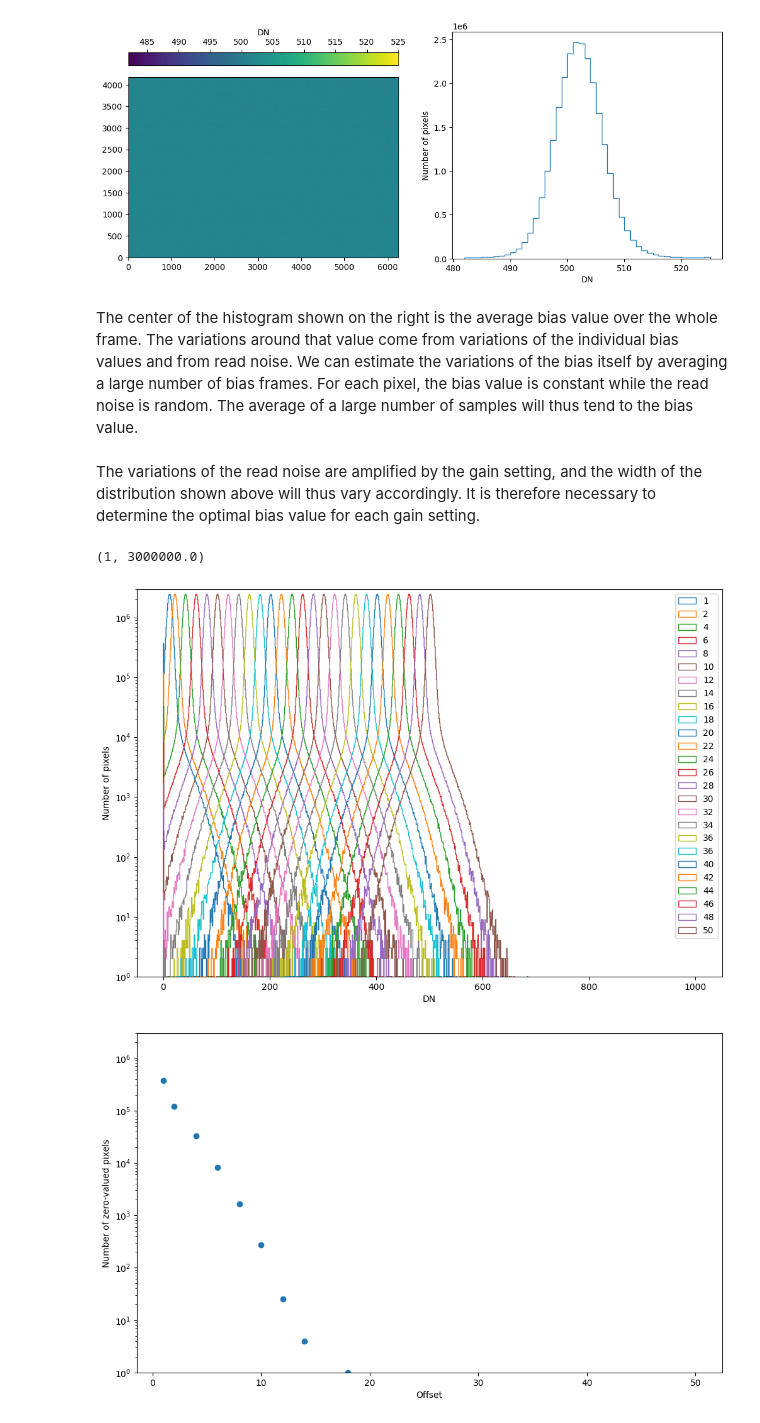
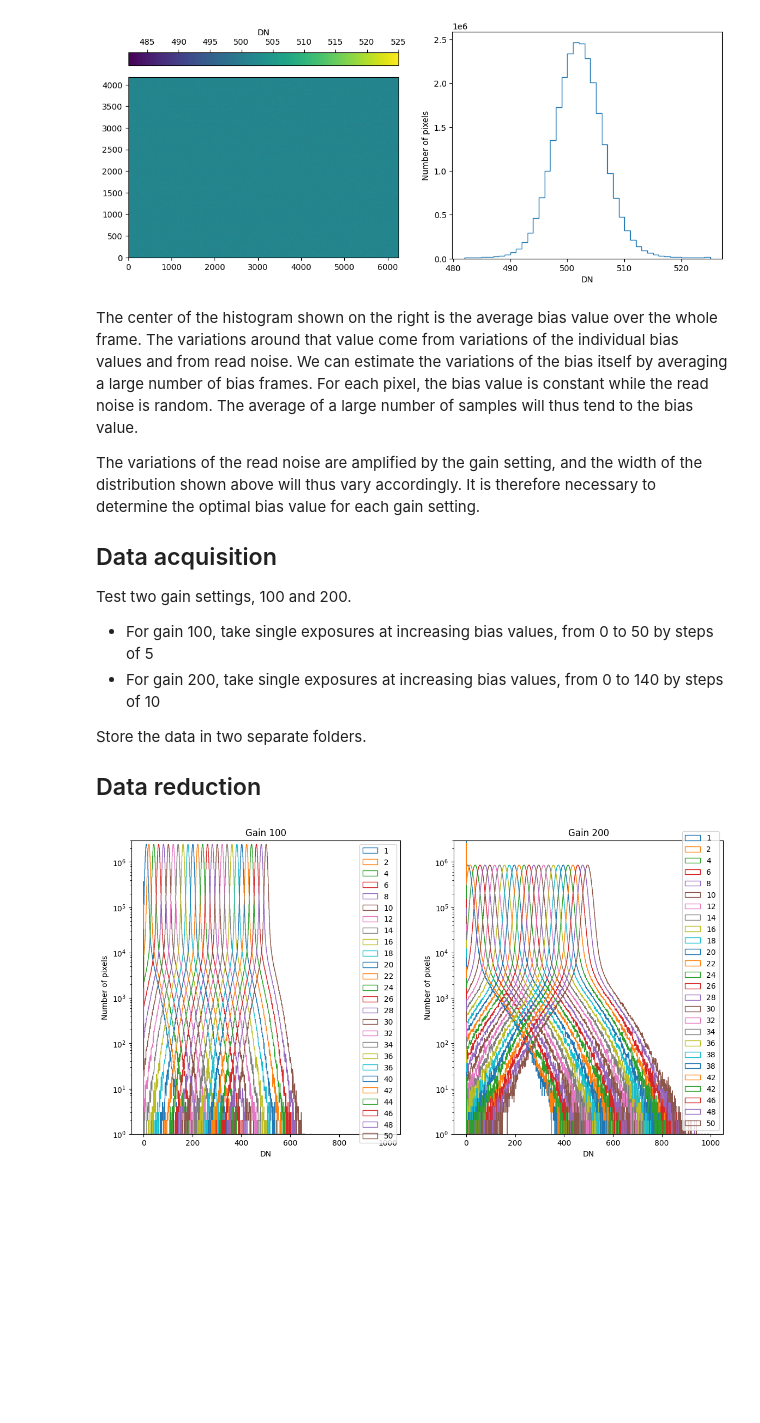
Before and after one commit to frederic-auchere/OHP, a Jupyter notebook: bias.ipynb, the cells around one changed output. Saved outputs shown, nothing was run; the diff lists cells and outputs as text; code cells hidden in the pictures; blank space fills up the shorter version.

```diff
--- a/bias.ipynb
+++ b/bias.ipynb
@@ -10,11 +10,10 @@ import matplotlib.pyplot as plt
 from astropy.io import fits
 from astropy.visualization import PercentileInterval, LinearStretch, ImageNormalize
 
-path = r'C:\Users\fauchere\Pictures\ZWO ASI2600MM Pro\2023-07-08\BIAS\G100'
+# change to your file
+file = r'C:\Users\fauchere\Pictures\ZWO ASI2600MM Pro\2023-07-08\BIAS\G100\2023-07-08_20-32-47__5.80_0.00s_0003.fits'
 
-files = glob.glob(os.path.join(path, '*.fits'))
-
-bias_frame = fits.getdata(files[-1])
+bias_frame = fits.getdata(file)
 
 norm = ImageNormalize(bias_frame, stretch=LinearStretch(), interval=PercentileInterval(99))
 fig, ax = plt.subplots(1, 2, figsize=(13, 5))
@@ -28,45 +27,54 @@ l = ax[1].set_ylabel('Number of pixels')
 [figure]
 # %% [markdown]
 The center of the histogram shown on the right is the average bias value over the whole frame. The variations around that value come from variations of the individual bias values and from read noise. We can estimate the variations of the bias itself by averaging a large number of bias frames. For each pixel, the bias value is constant while  the read noise is random. The average of a large number of samples will thus tend to the bias value.
+
+The variations of the read noise are amplified by the gain setting, and the width of the distribution shown above will thus vary accordingly. It is therefore necessary to determine the optimal bias value for each gain setting.
+
+## Data acquisition
+
+Test two gain settings, 100 and 200.
+
+- For gain 100, take single exposures at increasing bias values, from 0 to 50 by steps of 5
+- For gain 200, take single exposures at increasing bias values, from 0 to 140 by steps of 10
+
+Store the data in two separate folders.
+
+## Data reduction
-# %% [markdown]
-The variations of the read noise are amplified by the gain setting, and the width of the distribution shown above will thus vary accordingly. It is therefore necessary to determine the optimal bias value for each gain setting.
 # %%
 import numpy as np
+from tqdm import tqdm
 
-# 2600 100 = 15, 200 = 50
-# 178  000 = 45, 100 = 140, 200 =
+# change to the two folders in which the data was save
+paths = [r'C:\Users\fauchere\Pictures\ZWO ASI2600MM Pro\2023-07-08\BIAS\G100',
+         r'C:\Users\fauchere\Pictures\ZWO ASI2600MM Pro\2023-07-08\BIAS\G200']
 
-path = r'C:\Users\fauchere\Pictures\ZWO ASI178MM-Cool\2023-07-08\BIAS\G200'
-path = r'C:\Users\fauchere\Pictures\ZWO ASI2600MM Pro\2023-07-08\BIAS\G100'
+fig, axes = plt.subplots(1, 2, figsize=(14, 7))
 
-files = glob.glob(os.path.join(path, '*.fits'))
-offsets = np.array([fits.getheader(file)['OFFSET'] for file in files])
-offsets, files = zip(*sorted(zip(offsets, files)))
-fig, ax = plt.subplots(1, 1, figsize=(12, 8))
+offsets_per_gain = []  # used to store the offset values for each gain
+zeros_per_gain = []  # used to store the number of zero-valued pixels for each gain
 
-zeros = []
-for file, offset in zip(files, offsets):
-    data = fits.getdata(file)
-    zero = (data == 0).sum()
-    zeros.append(zero)
-    ax.hist(data.flatten(), histtype='step', bins=1000, range=[0, 1000], label=f'{offset}')
+for path, ax, title in zip(paths, axes.flatten(), ['Gain 100', 'Gain 200']):
 
-ax.set_xlabel('DN')
-ax.set_ylabel('Number of pixels')
+    files = glob.glob(os.path.join(path, '*.fits'))
+    offsets = np.array([fits.getheader(file)['OFFSET'] for file in files])
+    offsets, files = zip(*sorted(zip(offsets, files)))
+    offsets_per_gain.append(offsets)
 
-ax.set_ylim(1, 3e6)
-ax.set_yscale('log')
-ax.legend()
+    zeros = []
+    for file, offset in tqdm(zip(files, offsets), total=len(files)):
+        data = fits.getdata(file)
+        zero = (data <= 4).sum()
+        zeros.append(zero)
+        ax.hist(data.flatten(), histtype='step', bins=1000, range=[0, 1000], label=f'{offset}')
 
-fig, ax = plt.subplots(1, 1, figsize=(12, 7))
+    zeros_per_gain.append(zeros)
 
-ax.scatter(offsets, zeros)
-ax.set_xlabel('Offset')
-ax.set_ylabel('Number of zero-valued pixels')
-ax.set_yscale('log')
-ax.set_ylim(1, 3e6)
+    ax.set_xlabel('DN')
+    ax.set_ylabel('Number of pixels')
+    ax.set_ylim(1, 3e6)
+    ax.set_yscale('log')
+    ax.set_title(title)
+    ax.legend()
 # %% [output]
-(1, 3000000.0)
-[figure, old version]
+[figure, new version]
-[figure, removed]
 # %% [markdown]
```
Also changed, not shown: parts of 4 cells of this notebook.
